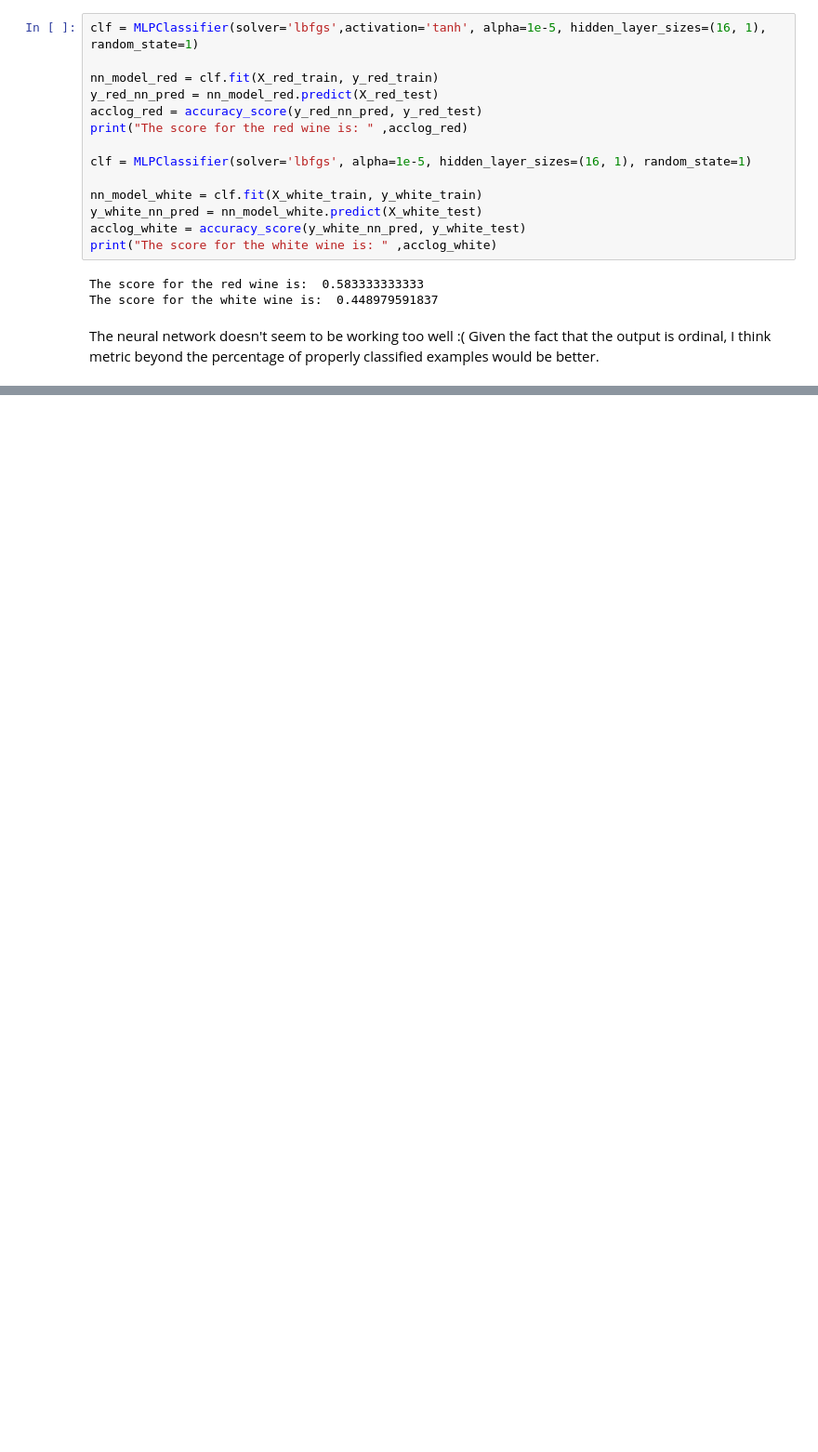
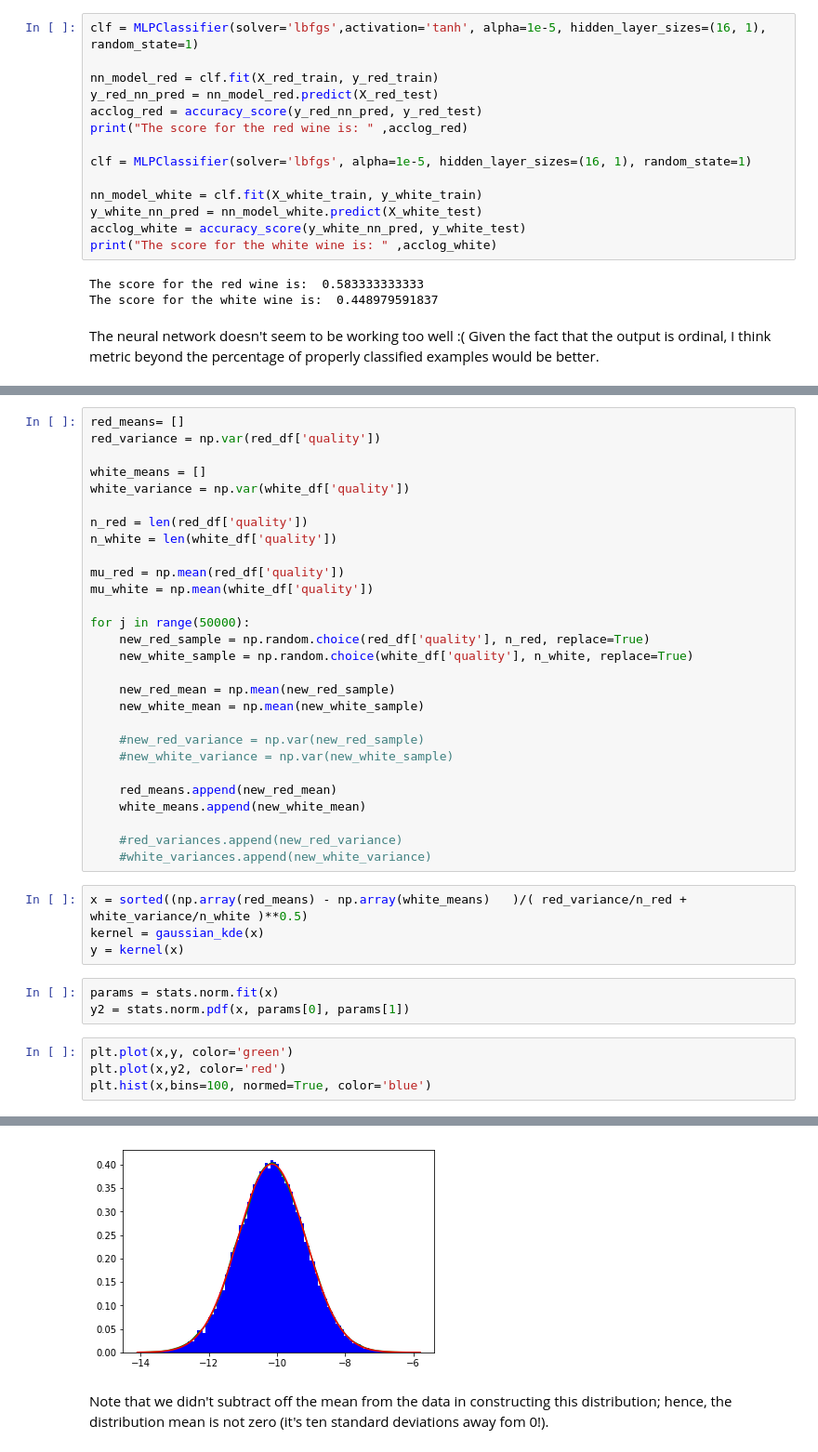
Before and after one commit to bbrandom91/WineProject, a Jupyter notebook: Wine Project.ipynb, the cells around one changed output, grey strips where cells are left out. Shown at 93% size. Drawn from its saved outputs; the diff is of its cells as text; blank space fills up the shorter version.

```diff
--- a/Wine Project.ipynb
+++ b/Wine Project.ipynb
@@ -235,0 +274,40 @@ The neural network doesn't seem to be working too well :(  Given the fact that t
+# %%
+red_means= []
+red_variance = np.var(red_df['quality'])
+
+white_means = []
+white_variance = np.var(white_df['quality'])
+
+n_red = len(red_df['quality'])
+n_white = len(white_df['quality'])
+
+mu_red = np.mean(red_df['quality'])
+mu_white = np.mean(white_df['quality'])
+
+for j in range(50000):
+    new_red_sample = np.random.choice(red_df['quality'], n_red, replace=True)
+    new_white_sample = np.random.choice(white_df['quality'], n_white, replace=True)
+
+    new_red_mean = np.mean(new_red_sample)
+    new_white_mean = np.mean(new_white_sample)
+
+    #new_red_variance = np.var(new_red_sample)
+    #new_white_variance = np.var(new_white_sample)
+
+    red_means.append(new_red_mean)
+    white_means.append(new_white_mean)
+
+    #red_variances.append(new_red_variance)
+    #white_variances.append(new_white_variance)
+# %%
+x = sorted((np.array(red_means) - np.array(white_means)   )/( red_variance/n_red + white_variance/n_white )**0.5)
+kernel = gaussian_kde(x)
+y = kernel(x)
+# %%
+params = stats.norm.fit(x)
+y2 = stats.norm.pdf(x, params[0], params[1])
+# %%
+plt.plot(x,y, color='green')
+plt.plot(x,y2, color='red')
+plt.hist(x,bins=100, normed=True, color='blue')
+# %% [output]
@@ -235,0 +331,3 @@ The neural network doesn't seem to be working too well :(  Given the fact that t
+[figure, added]
+# %% [markdown]
+Note that we didn't subtract off the mean from the data in constructing this distribution; hence, the distribution mean is not zero (it's ten standard deviations away fom 0!).
```
Also changed, not shown: parts of 14 cells of this notebook, 6 other files.
